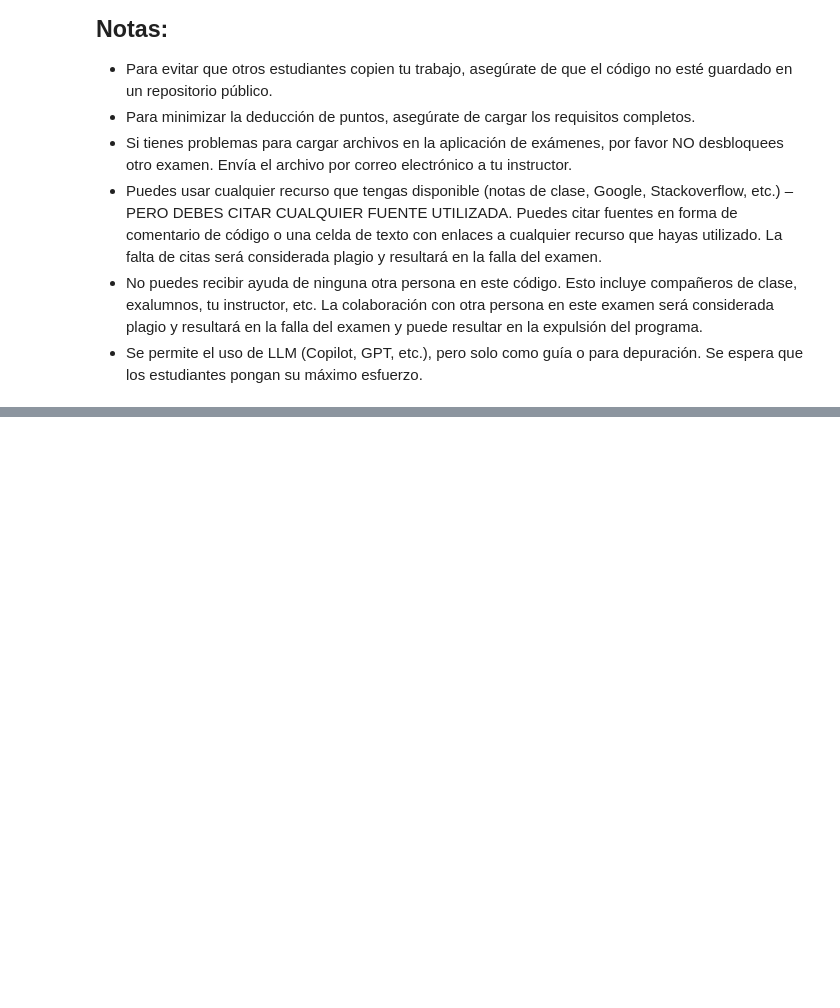
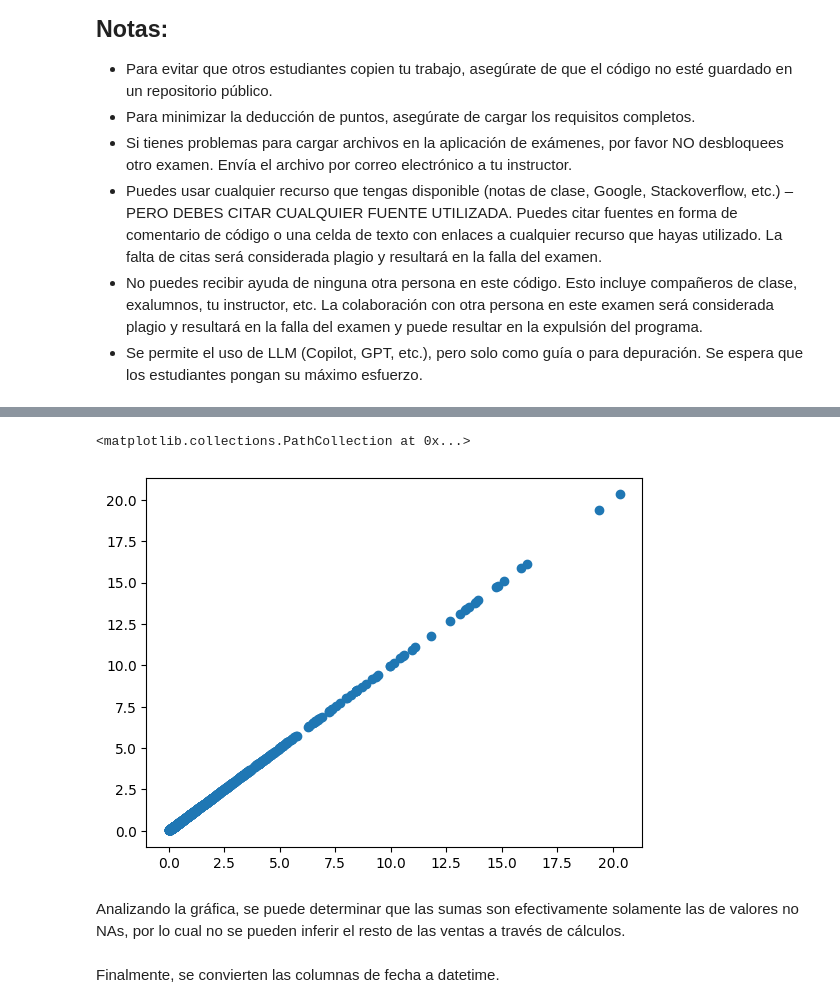
Before and after one commit to dmnunez1993/version-f-analisis-de-ventas-de-videojuegos-2024-examen, a Jupyter notebook: notebooks/exploracion-analisis-de-ventas-de-videojuegos-2024.ipynb, the cells around one changed output, grey strips where cells are left out. Drawn from its saved outputs; the diff is of its cells as text; code cells hidden in the pictures; blank space fills up the shorter version.

```diff
--- a/notebooks/exploracion-analisis-de-ventas-de-videojuegos-2024.ipynb
+++ b/notebooks/exploracion-analisis-de-ventas-de-videojuegos-2024.ipynb
@@ -47,0 +131,3 @@ El dataset puede ser encontrado aquí: https://www.kaggle.com/datasets/asaniczka
+# %%
+df['title_console'] = df["title"] + "_" + df["console"]
+df[df['title_console'].map(df["title_console"].value_counts() > 1)].sort_values("title").shape
@@ -47,0 +239,3 @@ El dataset puede ser encontrado aquí: https://www.kaggle.com/datasets/asaniczka
+# %%
+# Se procede a eliminar los duplicados
+df.drop_duplicates(subset="title_console", keep="first", inplace=True)
@@ -47,0 +252,5 @@ El dataset puede ser encontrado aquí: https://www.kaggle.com/datasets/asaniczka
+# %%
+# Eliminamos la columna title_console, ya que solo fue usada para obtener titulos no únicos.
+del df_titulos_no_unicos
+df.drop("title_console", axis=1, inplace=True)
+df
@@ -47,0 +377,8 @@ El dataset puede ser encontrado aquí: https://www.kaggle.com/datasets/asaniczka
+# %%
+import time
+# Primero que nada, se agrega las columnas total_sales_millions_calculated (suma de todas las ventas)
+# y calculated_difference_abs_millions (diferencia con total en dataset)
+
+df["total_sales_calculated_millions"] = df["na_sales_millions"] + df["pal_sales_millions"] + df["other_sales_millions"] + df["jp_sales_millions"]
+df["calculated_difference_abs_millions"] = abs(df["total_sales_millions"] - df["total_sales_calculated_millions"])
+df.head(10)
@@ -47,0 +440,13 @@ El dataset puede ser encontrado aquí: https://www.kaggle.com/datasets/asaniczka
+# %%
+import matplotlib.pyplot as plt
+
+# De las estadísticas previas, se puede asegurar que ambas columnas (calculadas y de dataset)
+# poseen el mismo tamaño, por lo que el sgte. código no dará error.
+plt.scatter(df["total_sales_millions"], df["total_sales_calculated_millions"])
+# %% [output]
+<matplotlib.collections.PathCollection at 0x...>
+[figure, added]
+# %% [markdown]
+Analizando la gráfica, se puede determinar que las sumas son efectivamente solamente las de valores no NAs, por lo cual no se pueden inferir el resto de las ventas a través de cálculos.
+# %% [markdown]
+Finalmente, se convierten las columnas de fecha a datetime.
```
Also changed, not shown: parts of 42 cells of this notebook, 2 other files.
